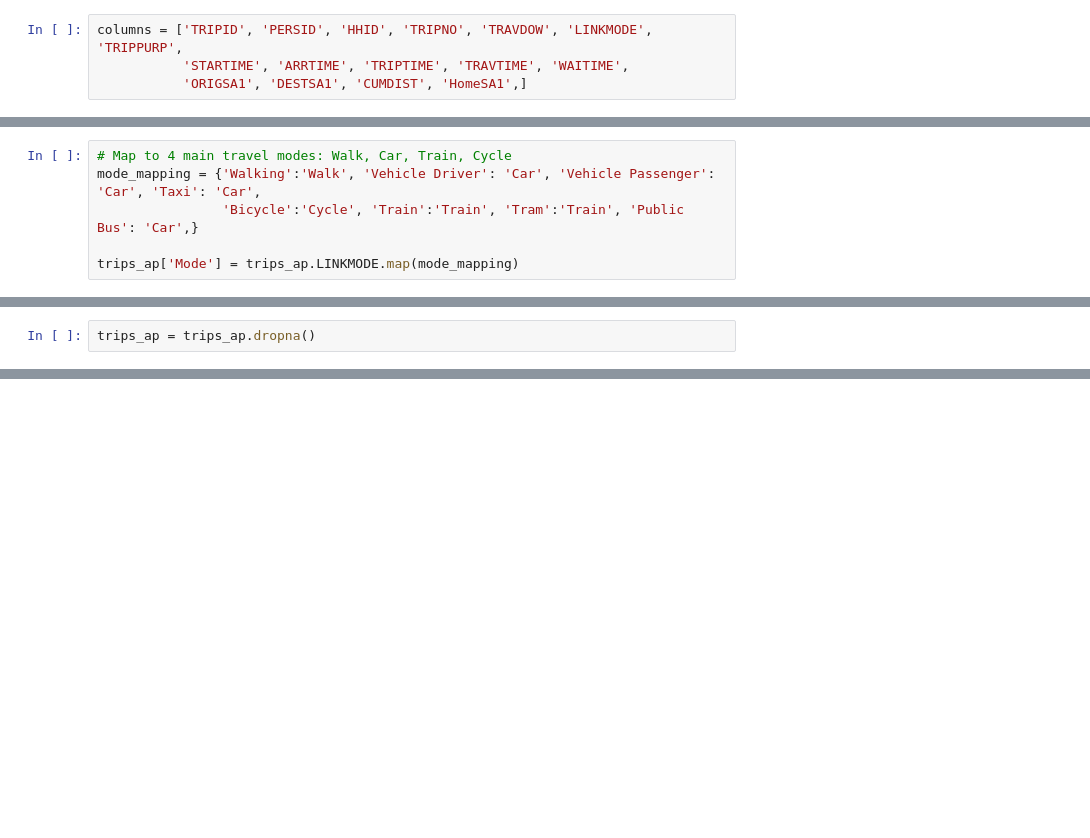
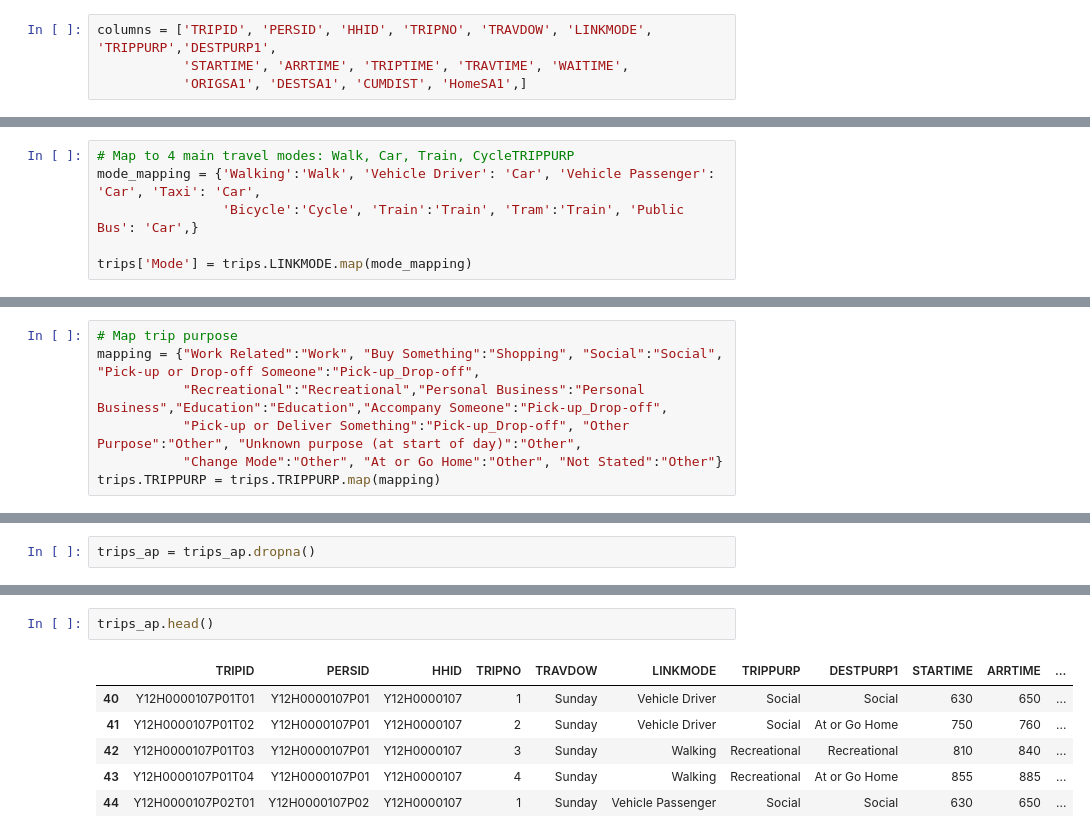
Before and after one commit to danhphan/melbourne-mode-choice, a Jupyter notebook: notebooks/01_data_preprocessing.ipynb, the cells around one changed output, grey strips where cells are left out. Saved outputs shown, nothing was run; the diff lists cells and outputs as text; blank space fills up the shorter version.

Commit message:
clean code and add trip purpose

```diff
--- a/notebooks/01_data_preprocessing.ipynb
+++ b/notebooks/01_data_preprocessing.ipynb
@@ -84,7 +84,7 @@ Index(['TRIPID', 'PERSID', 'HHID', 'TRIPNO', 'TRAVDOW', 'STOPS', 'STARTHOUR',
 # %% [markdown]
 ### Select related columns
 # %%
-columns = ['TRIPID', 'PERSID', 'HHID', 'TRIPNO', 'TRAVDOW', 'LINKMODE', 'TRIPPURP',
+columns = ['TRIPID', 'PERSID', 'HHID', 'TRIPNO', 'TRAVDOW', 'LINKMODE', 'TRIPPURP','DESTPURP1',
            'STARTIME', 'ARRTIME', 'TRIPTIME', 'TRAVTIME', 'WAITIME',
            'ORIGSA1', 'DESTSA1', 'CUMDIST', 'HomeSA1',]
 # %%
@@ -106,0 +124,6 @@ Name: LINKMODE, dtype: int64
+# %%
+# Map to 4 main travel modes: Walk, Car, Train, CycleTRIPPURP
+mode_mapping = {'Walking':'Walk', 'Vehicle Driver': 'Car', 'Vehicle Passenger': 'Car', 'Taxi': 'Car',
+                'Bicycle':'Cycle', 'Train':'Train', 'Tram':'Train', 'Public Bus': 'Car',}
+
+trips['Mode'] = trips.LINKMODE.map(mode_mapping)
@@ -106,0 +175,7 @@ Name: LINKMODE, dtype: int64
+# %%
+# Map trip purpose
+mapping = {"Work Related":"Work", "Buy Something":"Shopping", "Social":"Social", "Pick-up or Drop-off Someone":"Pick-up_Drop-off",
+           "Recreational":"Recreational","Personal Business":"Personal Business","Education":"Education","Accompany Someone":"Pick-up_Drop-off",
+           "Pick-up or Deliver Something":"Pick-up_Drop-off", "Other Purpose":"Other", "Unknown purpose (at start of day)":"Other",
+           "Change Mode":"Other", "At or Go Home":"Other", "Not Stated":"Other"}
+trips.TRIPPURP = trips.TRIPPURP.map(mapping)
@@ -146,6 +211,0 @@ Name: LINKMODE, dtype: int64
-# %%
-# Map to 4 main travel modes: Walk, Car, Train, Cycle
-mode_mapping = {'Walking':'Walk', 'Vehicle Driver': 'Car', 'Vehicle Passenger': 'Car', 'Taxi': 'Car',
-                'Bicycle':'Cycle', 'Train':'Train', 'Tram':'Train', 'Public Bus': 'Car',}
-
-trips_ap['Mode'] = trips_ap.LINKMODE.map(mode_mapping)
@@ -191,0 +259,9 @@ trips_ap.to_csv(config.TRIPS_1216_PRC, index=False)
+# %%
+trips_ap.head()
+# %% [output]
+|  | TRIPID | PERSID | HHID | TRIPNO | TRAVDOW | LINKMODE | TRIPPURP | DESTPURP1 | STARTIME | ARRTIME | ... |
+| 40 | Y12H0000107P01T01 | Y12H0000107P01 | Y12H0000107 | 1 | Sunday | Vehicle Driver | Social | Social | 630 | 650 | ... |
+| 41 | Y12H0000107P01T02 | Y12H0000107P01 | Y12H0000107 | 2 | Sunday | Vehicle Driver | Social | At or Go Home | 750 | 760 | ... |
+| 42 | Y12H0000107P01T03 | Y12H0000107P01 | Y12H0000107 | 3 | Sunday | Walking | Recreational | Recreational | 810 | 840 | ... |
+| 43 | Y12H0000107P01T04 | Y12H0000107P01 | Y12H0000107 | 4 | Sunday | Walking | Recreational | At or Go Home | 855 | 885 | ... |
+| 44 | Y12H0000107P02T01 | Y12H0000107P02 | Y12H0000107 | 1 | Sunday | Vehicle Passenger | Social | Social | 630 | 650 | ... |
```
Also changed, not shown: parts of 20 cells of this notebook.
